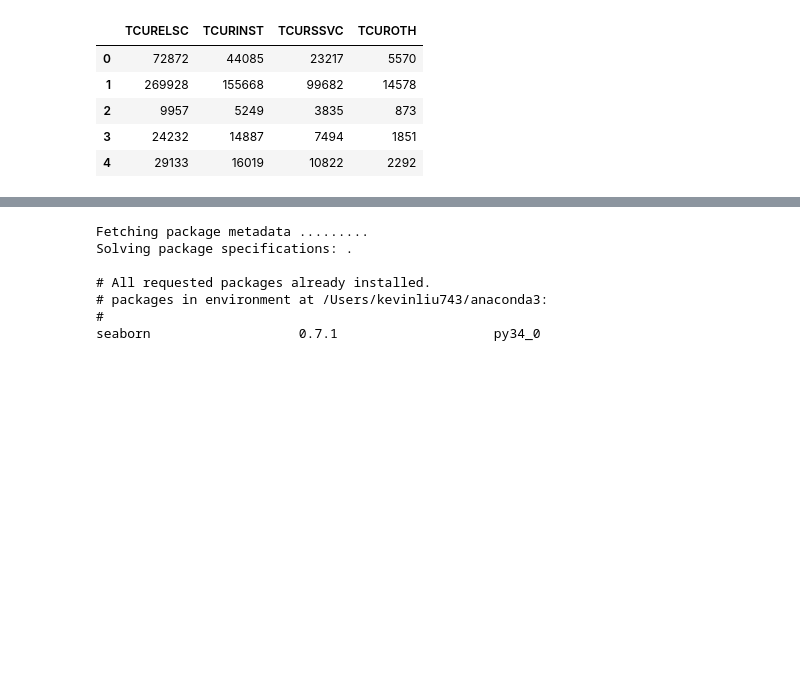
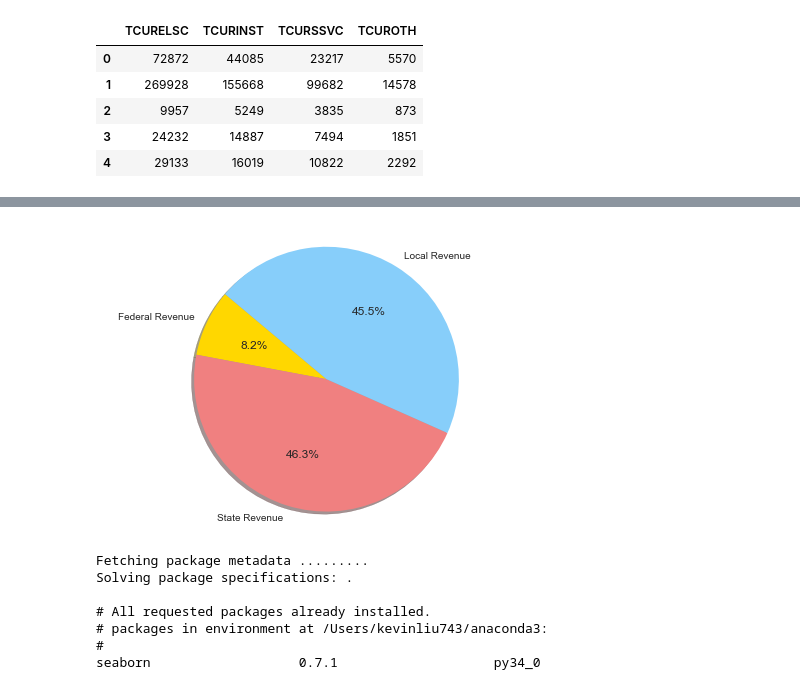
Before and after one commit to kevinliu743/Data-Science-Decal-Fall-2017, a Jupyter notebook: Project 1/Project 1 - School System Finances.ipynb, the cells around one changed output, grey strips where cells are left out. Cells and saved outputs as stored; diff of their text form; code cells hidden in the pictures; blank space fills up the shorter version.

```diff
--- a/Project 1/Project 1 - School System Finances.ipynb
+++ b/Project 1/Project 1 - School System Finances.ipynb
@@ -99,3 +194,15 @@ spending.head()
+# %%
+labels = 'Federal Revenue', 'State Revenue', 'Local Revenue'
+sizes = [sum(clean_useful['TFEDREV']), sum(clean_useful['TSTREV']), sum(clean_useful['TLOCREV'])]
+colors = ['gold','lightcoral', 'lightskyblue']
+
+plt.pie(sizes, labels=labels, colors=colors,
+        autopct='%1.1f%%', shadow=True, startangle=140)
+
+plt.axis('equal')
+plt.show()
+# %% [output]
+[figure, added]
 # %%
 !conda install seaborn --yes
 # %% [output]
```
Also changed, not shown: parts of 17 cells of this notebook, 3 other files.
